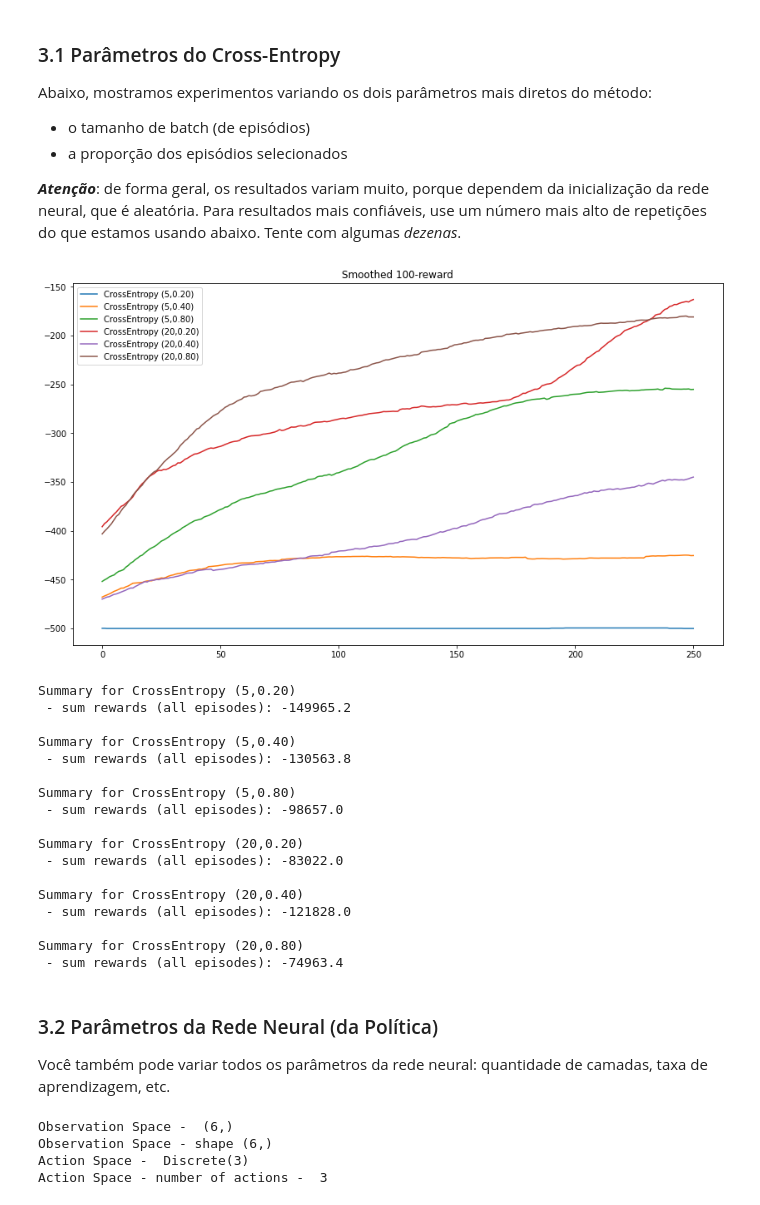
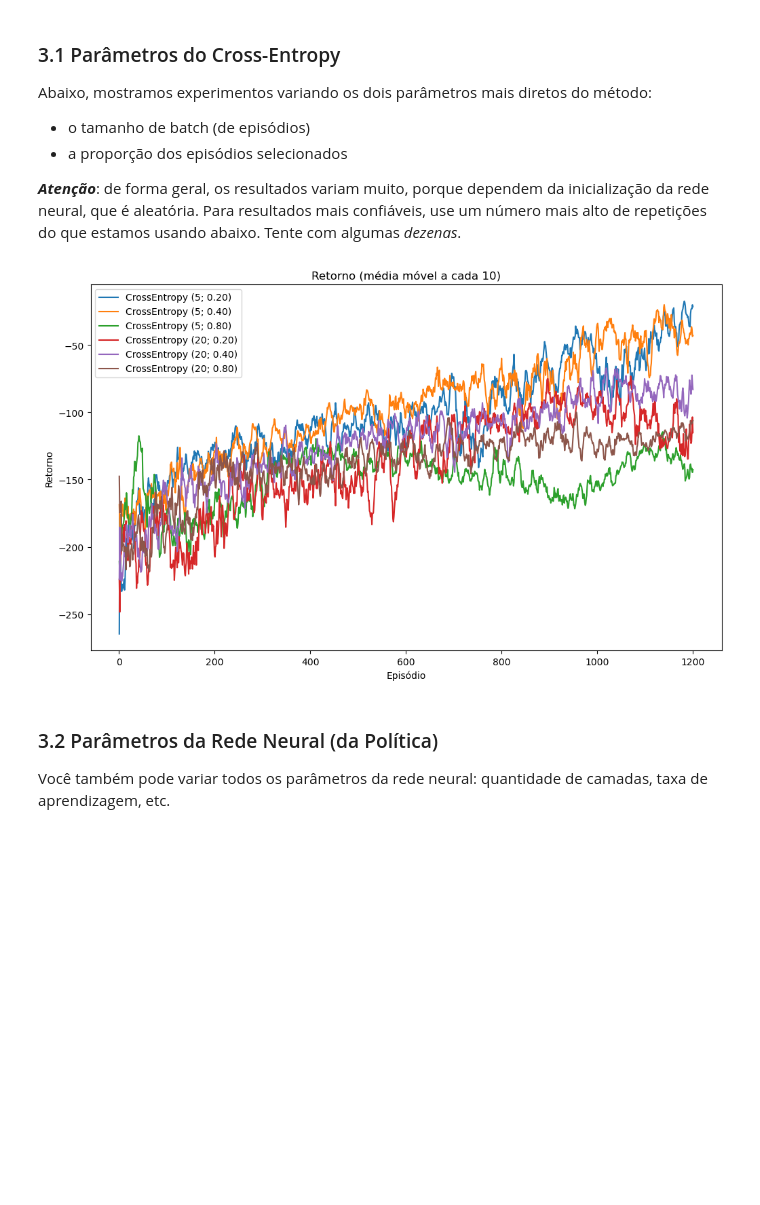
Before and after one commit to pablo-sampaio/rl_facil, a Jupyter notebook: capExtra/capX-crossentropy.ipynb, the cells around one changed output. Saved outputs shown, nothing was run; the diff lists cells and outputs as text; code cells hidden in the pictures; blank space fills up the shorter version.

```diff
--- a/capExtra/capX-crossentropy.ipynb
+++ b/capExtra/capX-crossentropy.ipynb
@@ -92,16 +54,17 @@ from crossentropy_method_v1 import run_crossentropy_method1, PolicyModelCrossent
 # %%
 #ENV_NAME, rmax = "CartPole-v1", 500
-ENV_NAME, rmax = "Acrobot-v1", 0
-#ENV_NAME, rmax = "LunarLander-v2", 300
+#ENV_NAME, rmax = "Acrobot-v1", 0
+ENV_NAME, rmax = "LunarLander-v2", 300
 #ENV_NAME, rmax = "MountainCar-v0", 0  # resultados ruins
-ENV = gym.make(ENV_NAME)
 
-EPISODES   = 400    # total de episódios
-BATCH_SIZE = 5      # quantidade de episódios executados por época de treinamento
+env = gym.make(ENV_NAME)
+
+EPISODES   = 800    # total de episódios
+BATCH_SIZE = 10      # quantidade de episódios executados por época de treinamento
 PROPORTION = 0.2    # percentual dos episódios (do batch) que serão selecionados
 
-policy_model = PolicyModelCrossentropy(ENV.observation_space.shape[0], [512], ENV.action_space.n, lr=0.005)
-returns, policy = run_crossentropy_method1(ENV, EPISODES, BATCH_SIZE, PROPORTION)
+policy_model = PolicyModelCrossentropy(env.observation_space.shape[0], [512], env.action_space.n, lr=0.005)
+returns, policy1 = run_crossentropy_method1(env, EPISODES, BATCH_SIZE, PROPORTION)
 clear_output()
 
 print("Últimos episódios do treinamento: media =", np.mean(returns[-20:]), ", desvio padrao =", np.std(returns[-20:]))
@@ -130,55 +96,23 @@ Abaixo, mostramos experimentos variando os dois parâmetros mais diretos do mét
 
 ***Atenção***: de forma geral, os resultados variam muito, porque dependem da inicialização da rede neural, que é aleatória. Para resultados mais confiáveis, use um número mais alto de repetições do que estamos usando abaixo. Tente com algumas *dezenas*.
 # %%
-ENV = gym.make("Acrobot-v1")
-NUM_EPISODES = 300
+env = gym.make(ENV_NAME)
+NUM_EPISODES = 1_200
+RUNS = 5
 
-results = []
+results1 = []
 
 for batch_size in [5, 20]:
     #results = []
     for proportion in [1/5.0, 2/5.0, 4/5.0]:
-        results.append( repeated_exec(5, f"CrossEntropy ({batch_size}; {proportion:.2f})", run_crossentropy_method1, ENV, NUM_EPISODES, batch_size, proportion) )
+        results1.append( repeated_exec(RUNS, f"CrossEntropy ({batch_size}; {proportion:.2f})", run_crossentropy_method1, env, NUM_EPISODES, batch_size, proportion) )
         clear_output()
-    #plot_multiple_results(results, cumulative=False, x_log_scale=False)
+    #plot_multiple_results(results1, cumulative=False, x_log_scale=False)
 
-plot_multiple_results(results, cumulative=False, x_log_scale=False)
+plot_multiple_results(results1, cumulative=False, x_log_scale=False)
 # %% [output]
-[figure, old version]
+[figure, new version]
-Summary for CrossEntropy (5,0.20)
- - sum rewards (all episodes): -149965.2
-
-Summary for CrossEntropy (5,0.40)
- - sum rewards (all episodes): -130563.8
-
-Summary for CrossEntropy (5,0.80)
- - sum rewards (all episodes): -98657.0
-
-Summary for CrossEntropy (20,0.20)
- - sum rewards (all episodes): -83022.0
-
-Summary for CrossEntropy (20,0.40)
- - sum rewards (all episodes): -121828.0
-
-Summary for CrossEntropy (20,0.80)
- - sum rewards (all episodes): -74963.4
 # %% [markdown]
 ### 3.2 Parâmetros da Rede Neural (da Política)
 
 Você também pode variar todos os parâmetros da rede neural: quantidade de camadas, taxa de aprendizagem, etc.
-# %%
-ENV = gym.make("Acrobot-v1")
-
-NUM_EPISODES = 300
-BATCH_SIZE   = 20
-PROPORTION   = 0.8
-
-print("Observation Space - ", ENV.observation_space.shape)
-print("Observation Space - shape", ENV.observation_space.shape)
-print("Action Space - ", ENV.action_space)
-print("Action Space - number of actions - ", ENV.action_space.n)
-# %% [output]
-Observation Space -  (6,)
-Observation Space - shape (6,)
-Action Space -  Discrete(3)
-Action Space - number of actions -  3
```
Also changed, not shown: parts of 25 cells of this notebook, 9 other files.
